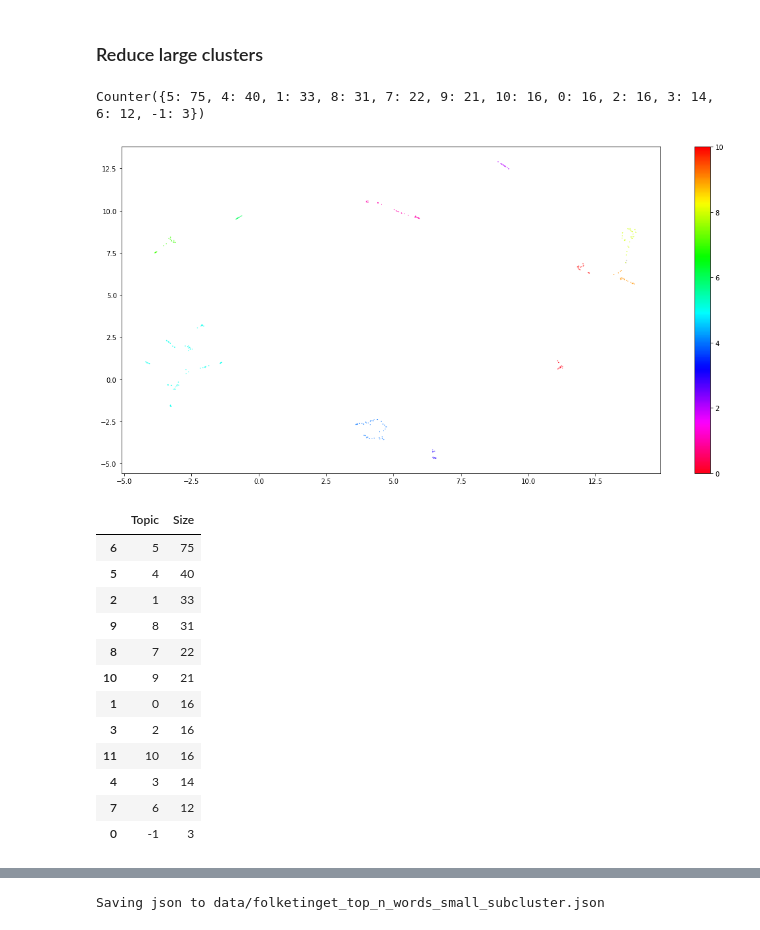
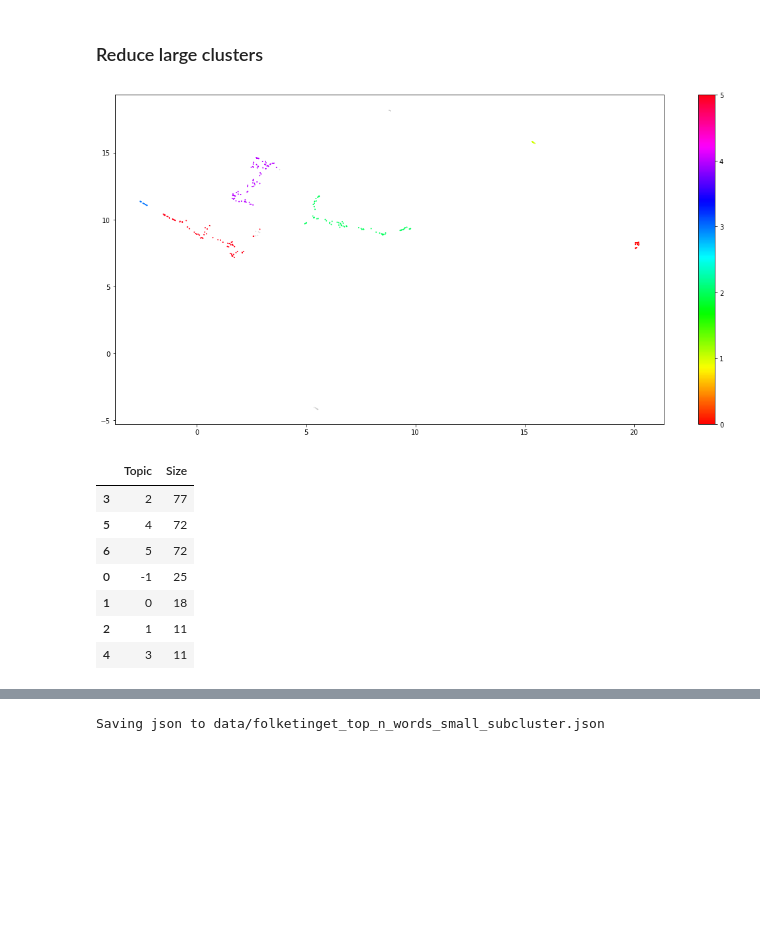
Before and after one commit to AndersGiovanni/ditw_project, a Jupyter notebook: src/folketinget_clustering.ipynb, the cells around one changed output, grey strips where cells are left out. Cells and saved outputs as stored; diff of their text form; code cells hidden in the pictures; blank space fills up the shorter version.

```diff
--- a/src/folketinget_clustering.ipynb
+++ b/src/folketinget_clustering.ipynb
@@ -142,7 +250,7 @@ def save_json(path, container) -> None:
     with open(path, "w") as outfile:
         json.dump(container, outfile)
 # %%
-text_list = text
+text_list = text_without_processing
 
 tokenized_text = [[token for token in word_tokenize(i)] for i in text_list]
 
@@ -175,7 +283,7 @@ print(len(text))
 1663
 # %%
 docs_df = pd.DataFrame(all_tokenizer_text , columns=["Doc"])
-docs_df['Original Docs'] = text
+docs_df['Original Docs'] = text_without_processing
 docs_df['Topic'] = cluster.labels_
 docs_df['Doc_ID'] = range(len(docs_df))
 docs_per_topic = docs_df.groupby(['Topic'], as_index = False).agg({'Doc': ' '.join})
@@ -278,12 +378,12 @@ print(top_n_words.keys())
 # %% [markdown]
 ### Reduce large clusters
+# %%
+# Reduce large clusters
+
+# Get large cluster idx
+large_cluster_idx = [idx for idx, label in enumerate(cluster.labels_) if label == 17]
+large_cluster_embeddings = umap_embeddings[large_cluster_idx,:]
 # %%
-# Reduce large clusters
-
-# Get large cluster idx
-large_cluster_idx = [idx for idx, label in enumerate(cluster.labels_) if label == 20]
-large_cluster_embeddings = umap_embeddings[large_cluster_idx,:]
-
 # Reduce dim
 large_umap_embeddings = umap.UMAP(n_neighbors=15,
                             n_components=5,
@@ -301,43 +401,37 @@ print(Counter(large_cluster.labels_))
 large_umap_data = umap.UMAP(n_neighbors=15, n_components=2, min_dist=0.0, metric='cosine').fit_transform(large_cluster_embeddings)
 large_result = pd.DataFrame(large_umap_data, columns=['x', 'y'])
 large_result['labels'] = large_cluster.labels_
-
-# Visualize clusters
-fig, ax = plt.subplots(figsize=(15, 7.5))
-outliers = large_result.loc[large_result.labels == -1, :]
-clustered = large_result.loc[large_result.labels != -1, :]
-plt.scatter(outliers.x, outliers.y, color='#BDBDBD', s=0.15)
-plt.scatter(clustered.x, clustered.y, c=clustered.labels, s=0.15, cmap='hsv_r')
-plt.colorbar()
-plt.tight_layout()
-# %% [output]
-Counter({5: 75, 4: 40, 1: 33, 8: 31, 7: 22, 9: 21, 10: 16, 0: 16, 2: 16, 3: 14, 6: 12, -1: 3})
-[figure, removed]
+# %%
+# Visualize clusters
+fig, ax = plt.subplots(figsize=(15, 7.5))
+sub_outliers = large_result.loc[large_result.labels == -1, :]
+sub_clustered = large_result.loc[large_result.labels != -1, :]
+plt.scatter(sub_outliers.x, sub_outliers.y, color='#BDBDBD', s=0.15)
+plt.scatter(sub_clustered.x, sub_clustered.y, c=sub_clustered.labels, s=0.85, cmap='hsv')
+plt.colorbar()
+plt.tight_layout()
+# %% [output]
+[figure, added]
 # %%
 docs_df = pd.DataFrame([all_tokenizer_text[i] for i in large_cluster_idx] , columns=["Doc"])
-docs_df['Original Docs'] = [text[i] for i in large_cluster_idx]
+docs_df['Original Docs'] = [text_without_processing[i] for i in large_cluster_idx]
 docs_df['Topic'] = large_cluster.labels_
 docs_df['Doc_ID'] = range(len(docs_df))
 docs_per_topic = docs_df.groupby(['Topic'], as_index = False).agg({'Doc': ' '.join})
-docs_df.groupby(['Topic']).filter(lambda group: len(group) > 20).groupby(['Topic']).sample(15).to_json('data/folketing_small_subclusters.json')
+#docs_df.groupby(['Topic']).filter(lambda group: len(group) > 20).groupby(['Topic']).sample(15).to_json('data/folketing_small_subclusters.json')
 
 tf_idf, count = c_tf_idf(docs_per_topic.Doc.values, m=len(df))
 
 top_n_words = extract_top_n_words_per_topic(tf_idf, count, docs_per_topic, n=30)
 top_n_words
 topic_sizes = extract_topic_sizes(docs_df); topic_sizes.head(15)
 # %% [output]
 |  | Topic | Size |
-| 6 | 5 | 75 |
-| 5 | 4 | 40 |
-| 2 | 1 | 33 |
-| 9 | 8 | 31 |
-| 8 | 7 | 22 |
-| 10 | 9 | 21 |
-| 1 | 0 | 16 |
-| 3 | 2 | 16 |
-| 11 | 10 | 16 |
-| 4 | 3 | 14 |
-| 7 | 6 | 12 |
-| 0 | -1 | 3 |
+| 3 | 2 | 77 |
+| 5 | 4 | 72 |
+| 6 | 5 | 72 |
+| 0 | -1 | 25 |
+| 1 | 0 | 18 |
+| 2 | 1 | 11 |
+| 4 | 3 | 11 |
 # %%
```
Also changed, not shown: parts of 20 cells of this notebook, 4 other files.
